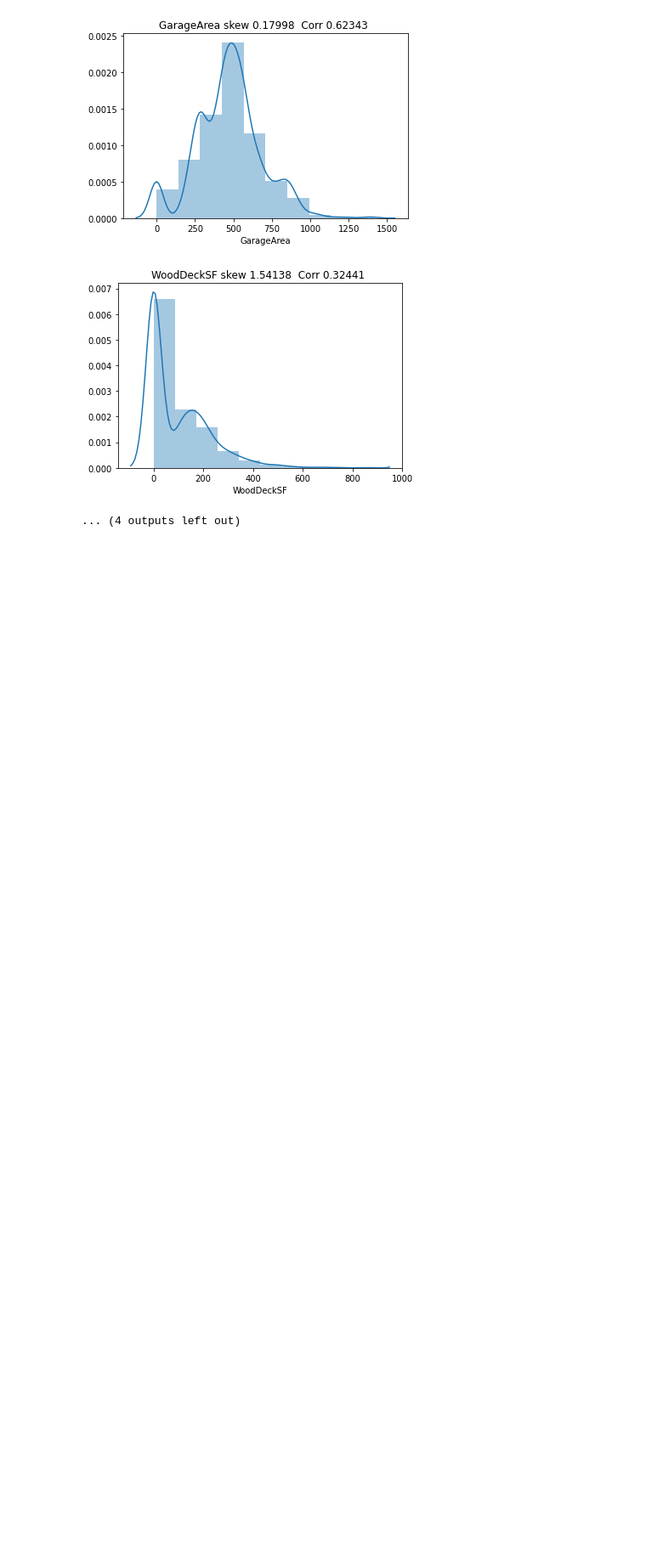
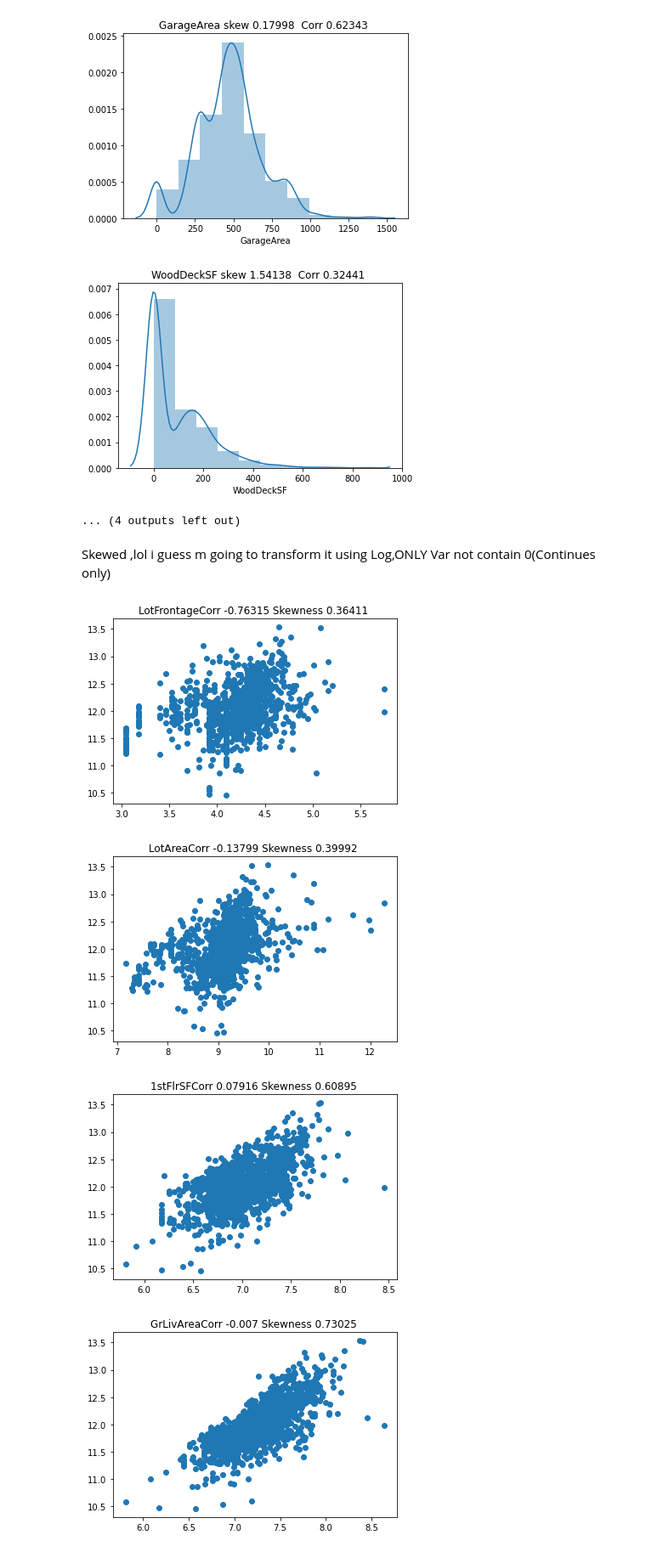
Before and after one commit to Xwyzworms/Regression, a Jupyter notebook: AdvancedRegressionDataAnalysis.ipynb, the cells around one changed output. Shown at 85% size. Saved outputs shown, nothing was run; the diff lists cells and outputs as text; code cells hidden in the pictures; blank space fills up the shorter version.

```diff
--- a/AdvancedRegressionDataAnalysis.ipynb
+++ b/AdvancedRegressionDataAnalysis.ipynb
@@ -306,3 +306,19 @@ for _feature in Continues_var:
 [figure]
 [figure]
 ... (4 outputs left out)
+# %% [markdown]
+Skewed ,lol i guess m going to transform it using Log,ONLY Var not contain 0(Continues only)
+# %%
+for _feature in Continues_var:
+  data=df.copy()
+  if 0 not in data[_feature].unique():
+    data[_feature]=np.log(data[_feature])
+    data["SalePrice"]=np.log(data["SalePrice"])
+    plt.scatter(data[_feature],data["SalePrice"])
+    plt.title(_feature + "Corr {} Skewness {} " .format( round(data[_feature].skew() ,5) , round( data[_feature].corr(data["SalePrice"]) ,5 )) )
+    plt.show()
+# %% [output]
+[figure, added]
+[figure, added]
+[figure, added]
+[figure, added]
```
Also changed, not shown: parts of 8 cells of this notebook.
